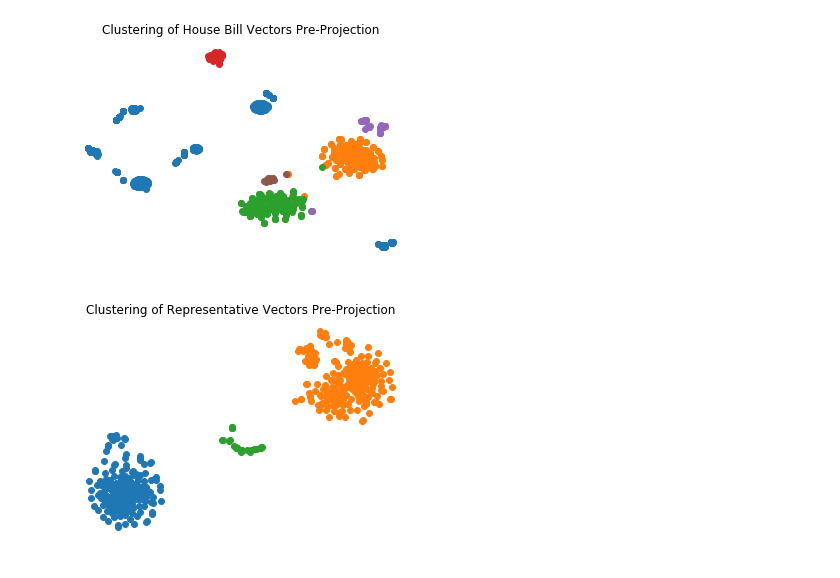
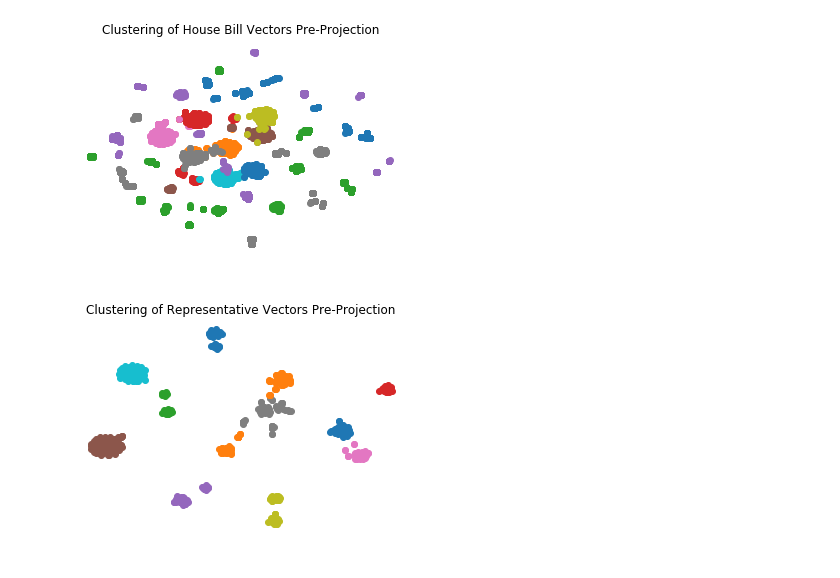
Before and after one commit to vivekmyers/Athenius, a Jupyter notebook: pyscripts/data_visualization.ipynb, the cells around one changed output. Saved outputs shown, nothing was run; the diff lists cells and outputs as text; code cells hidden in the pictures.

```diff
--- a/pyscripts/data_visualization.ipynb
+++ b/pyscripts/data_visualization.ipynb
@@ -50,11 +50,11 @@ import numpy as np
 
 # Senators by party with same projection
 
-num_clust = 4
+num_clust = 2
 centers = np.array([1 if '(D' in x else 0 for x in reps])
 plt.axis('off')
 plt.title('Clustering of Senator Vectors by Party Affiliation')
 for i in range(num_clust):
-    plt.scatter(em[centers == i, 0], em[centers == i, 1])
+    plt.scatter(em[centers == i, 0], em[centers == i, 1], color='r' if i == 0 else 'b')
 plt.show()
 # %% [output]
@@ -76,22 +76,22 @@ Unable to read 2017_711.xml
 # %%
 em = TSNE(n_components=2).fit_transform(arr.T)
 
 # We color code the bill vectors by their cluster in the
 # original data before TSNE projection
 
-num_clust = 6
+num_clust = 18
 centers = KMeans(n_clusters=num_clust).fit_predict(arr.T)
 plt.axis('off')
 plt.title('Clustering of House Bill Vectors Pre-Projection')
 for i in range(num_clust):
     plt.scatter(em[centers == i, 0], em[centers == i, 1])
 plt.show();
 # %% [output]
-[figure, old version]
+[figure, new version]
 # %%
 # House representative vector clustering
 em = TSNE(n_components=2).fit_transform(arr)
-num_clust = 3
+num_clust = 12
 centers = KMeans(n_clusters=num_clust).fit_predict(em)
 plt.axis('off')
 plt.title('Clustering of Representative Vectors Pre-Projection')
@@ -99,5 +99,5 @@ for i in range(num_clust):
     plt.scatter(em[centers == i, 0], em[centers == i, 1])
 plt.show()
 # %% [output]
-[figure, old version]
+[figure, new version]
 # %%
```
Also changed, not shown: parts of 6 cells of this notebook.
